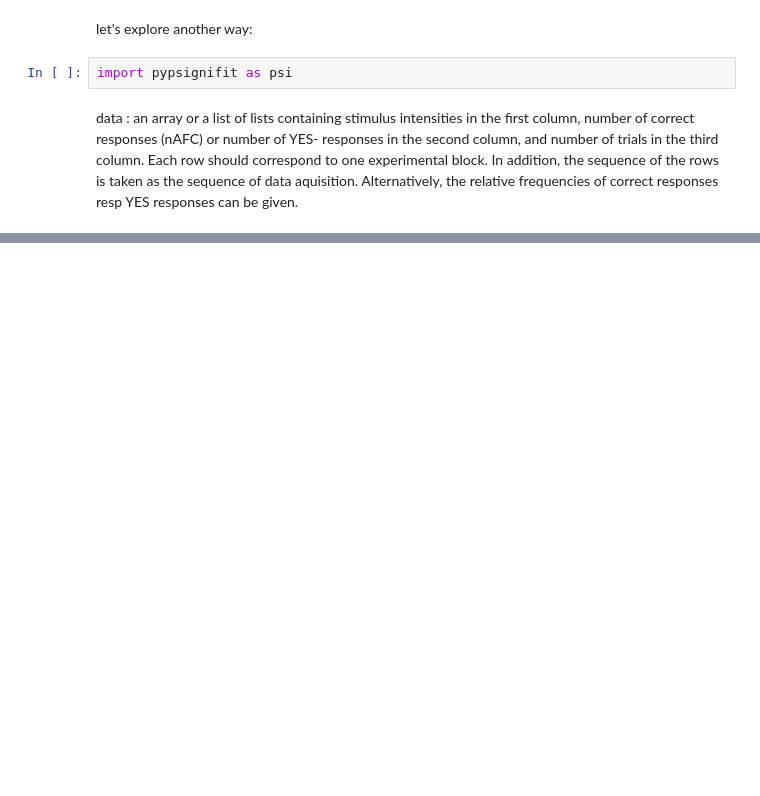
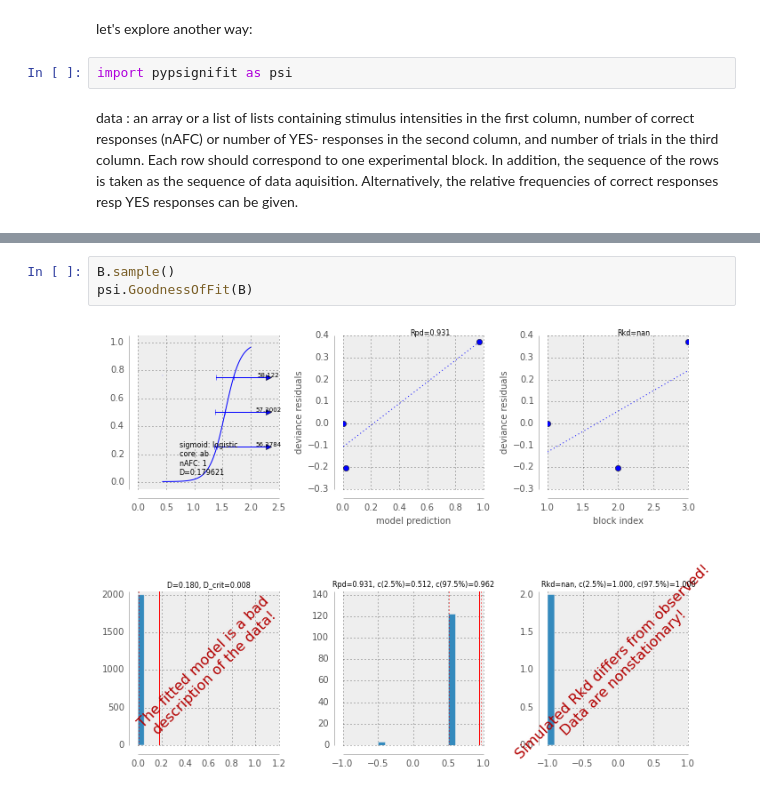
Before and after one commit to NeuralEnsemble/motionclouds_website, a Jupyter notebook: psychopy_competing.ipynb, the cells around one changed output, grey strips where cells are left out. Cells and saved outputs as stored; diff of their text form; blank space fills up the shorter version.

```diff
--- a/psychopy_competing.ipynb
+++ b/psychopy_competing.ipynb
@@ -122,0 +140,5 @@ psi.psignidata?
+# %%
+B.sample()
+psi.GoodnessOfFit(B)
+# %% [output]
+[figure, added]
```
Also changed, not shown: parts of 14 cells of this notebook.
